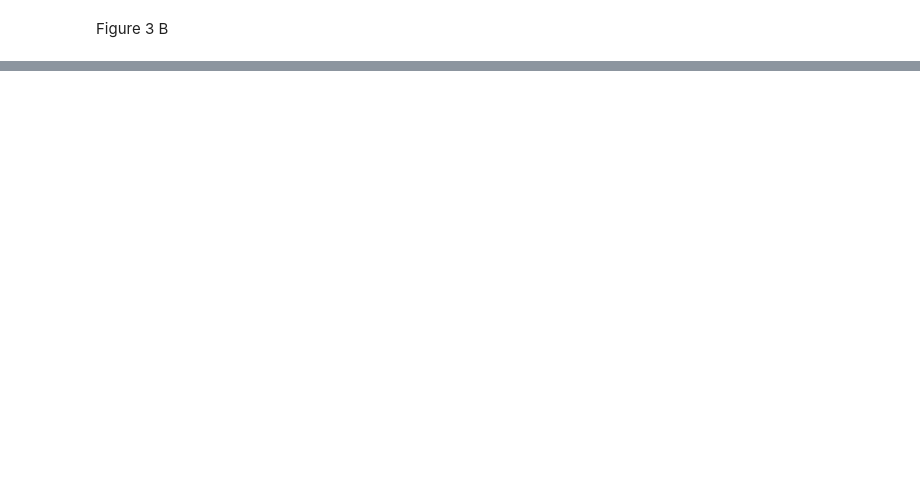
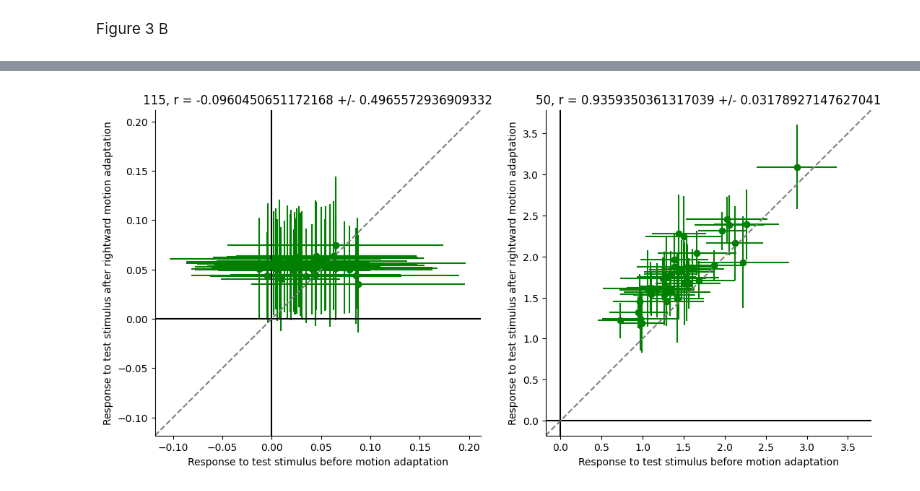
Before and after one commit to vital-kolab/obj-position-bias, a Jupyter notebook: figure3.ipynb, the cells around one changed output, grey strips where cells are left out. Saved outputs shown, nothing was run; the diff lists cells and outputs as text; code cells hidden in the pictures; blank space fills up the shorter version.

```diff
--- a/figure3.ipynb
+++ b/figure3.ipynb
@@ -233,0 +241,43 @@ for n in range(2):
+# %%
+# plot the responses of units with largest and smallest correlations - response after right motion adaptation (s3)
+# and response before motion adaptation (s5)
+
+fig1, axs1 = plt.subplots(nrows=1,ncols=2)
+current_size = fig1.get_size_inches()
+fig1.set_size_inches(current_size[0] * 2, current_size[1] * 2.5)
+
+small_idx = s3_s5_uncorr_sorted[0]['idx']
+large_idx = s3_s5_uncorr_sorted[-1]['idx']
+
+axs1[0].errorbar(s5_neural_mean[:,small_idx],s3_neural_mean[:,small_idx],xerr=s5_neural_std[:,small_idx],yerr=s3_neural_std[:,small_idx],fmt='o',color='green')
+axs1[0].set(title=f"{small_idx}, r = {s3_s5_df.loc[s3_s5_df['idx'] == small_idx, 'r'].values[0]} +/- {s3_s5_df.loc[s3_s5_df['idx'] == small_idx, 'std'].values[0]}")
+
+axs1[1].errorbar(s5_neural_mean[:,large_idx],s3_neural_mean[:,large_idx],xerr=s5_neural_std[:,large_idx],yerr=s3_neural_std[:,large_idx],fmt='o',color='green')
+axs1[1].set(title=f"{large_idx}, r = {s3_s5_df.loc[s3_s5_df['idx'] == large_idx, 'r'].values[0]} +/- {s3_s5_df.loc[s3_s5_df['idx'] == large_idx, 'std'].values[0]}")
+
+for n in range(2):
+    axs1[n].axhline(y=0,color='k')
+    axs1[n].axvline(x=0,color='k')
+
+    x0, x1 = axs1[n].get_xlim()
+    y0, y1 = axs1[n].get_ylim()
+
+    all_min = min((x0,x1,y0,y1))
+    all_max = max((x0,x1,y0,y1))
+
+    axs1[n].plot((all_min,all_max),(all_min,all_max),color='grey',linestyle='--')
+
+    axs1[n].set(xlabel='Response to test stimulus before motion adaptation',
+                ylabel='Response to test stimulus after rightward motion adaptation')
+
+    axs1[n].set_xlim(all_min,all_max)
+    axs1[n].set_ylim(all_min,all_max)
+
+    axs1[n].spines['top'].set_visible(False)
+    axs1[n].spines['right'].set_visible(False)
+    # axs[m].label_outer()
+    axs1[n].set_aspect(abs(all_max - all_min) / abs(all_max - all_min))
+
+# plt.savefig('/home/eyakub/scratch/corr_s3_s5.eps', format='eps', bbox_inches='tight')
+# %% [output]
+[figure, added]
```
Also changed, not shown: parts of 44 cells of this notebook, 1 other file.
